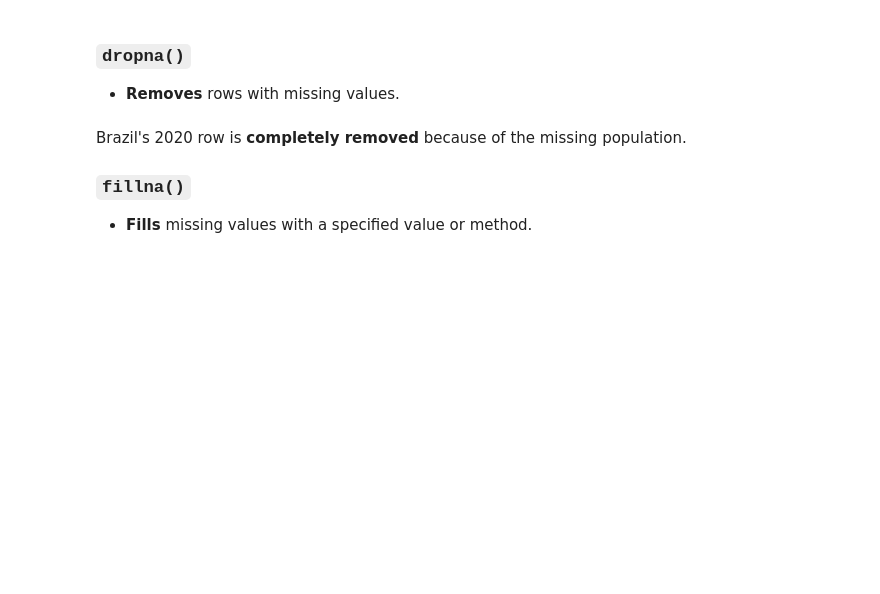
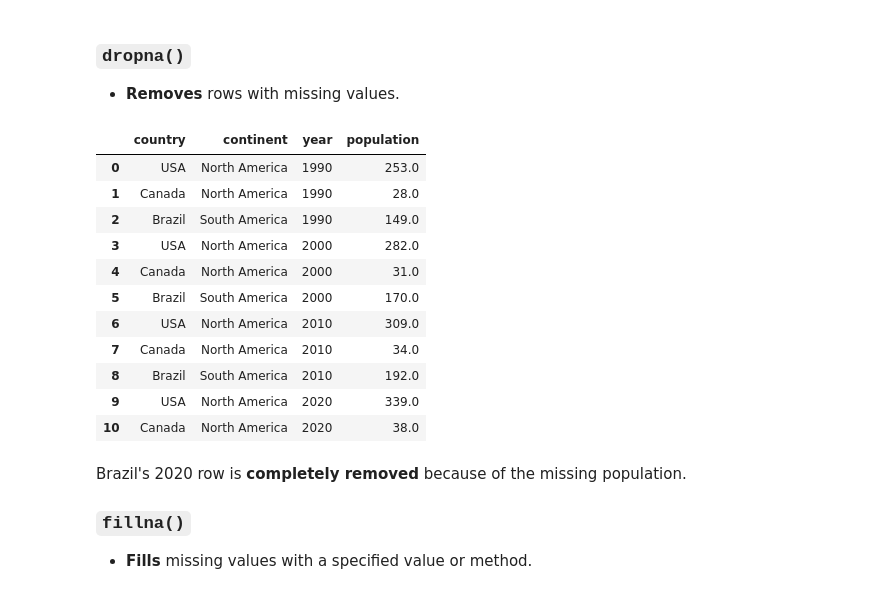
Before and after one commit to filipinascimento/dataviz, a Jupyter notebook: docs/w05-data/class.ipynb, the cells around one changed output. Drawn from its saved outputs; the diff is of its cells as text; code cells hidden in the pictures; blank space fills up the shorter version.

```diff
--- a/docs/w05-data/class.ipynb
+++ b/docs/w05-data/class.ipynb
@@ -116,8 +202,21 @@ display(df_missing.tail(6))
 
  - **Removes** rows with missing values.
 # %%
-df_dropped = df_missing.dropna()
+df_dropped = df_missing.dropna(subset=["population"])
 display(df_dropped)
+# %% [output]
+|  | country | continent | year | population |
+| 0 | USA | North America | 1990 | 253.0 |
+| 1 | Canada | North America | 1990 | 28.0 |
+| 2 | Brazil | South America | 1990 | 149.0 |
+| 3 | USA | North America | 2000 | 282.0 |
+| 4 | Canada | North America | 2000 | 31.0 |
+| 5 | Brazil | South America | 2000 | 170.0 |
+| 6 | USA | North America | 2010 | 309.0 |
+| 7 | Canada | North America | 2010 | 34.0 |
+| 8 | Brazil | South America | 2010 | 192.0 |
+| 9 | USA | North America | 2020 | 339.0 |
+| 10 | Canada | North America | 2020 | 38.0 |
 # %% [markdown]
  Brazil's 2020 row is **completely removed** because of the missing population.
 
```
Also changed, not shown: parts of 14 cells of this notebook, 11 other files.
